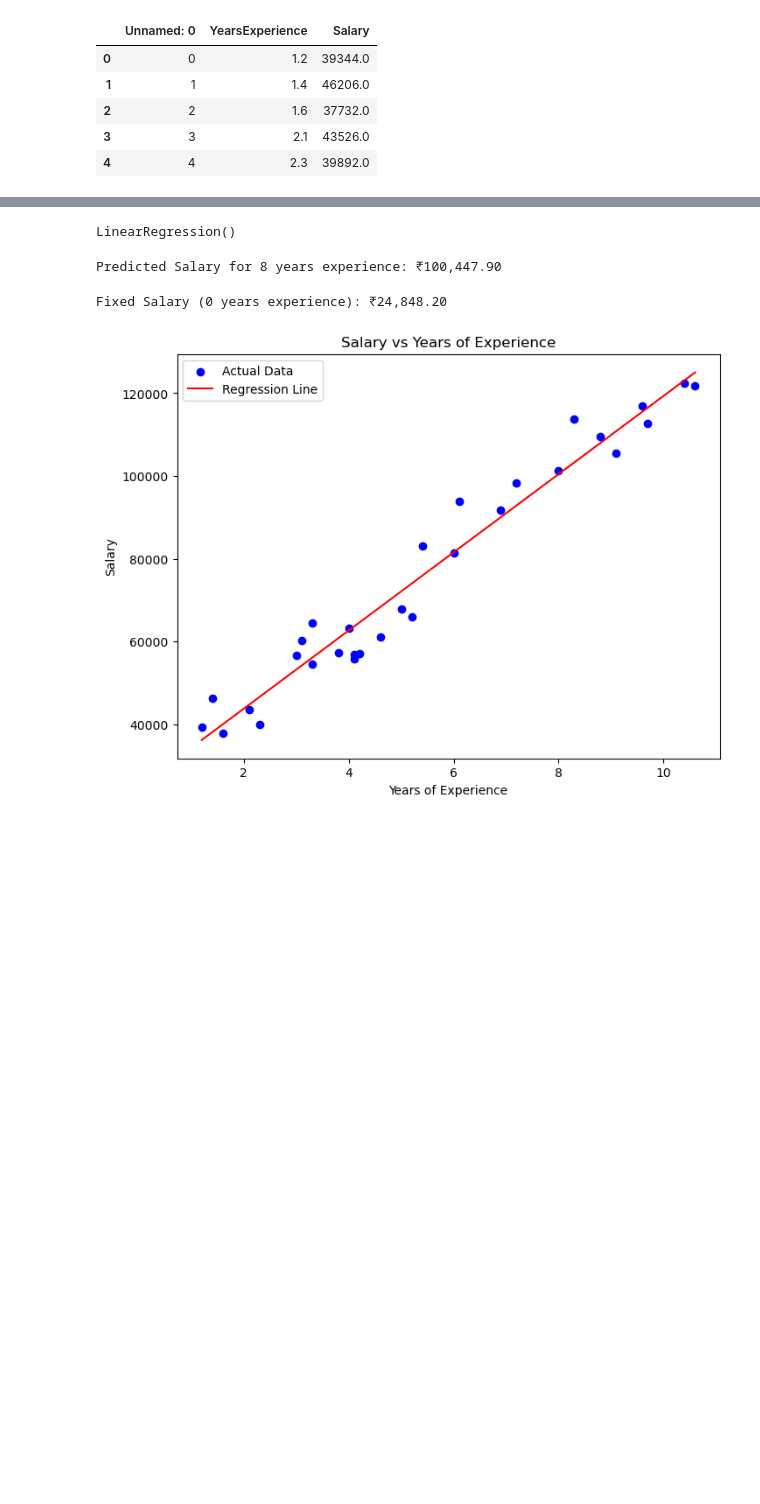
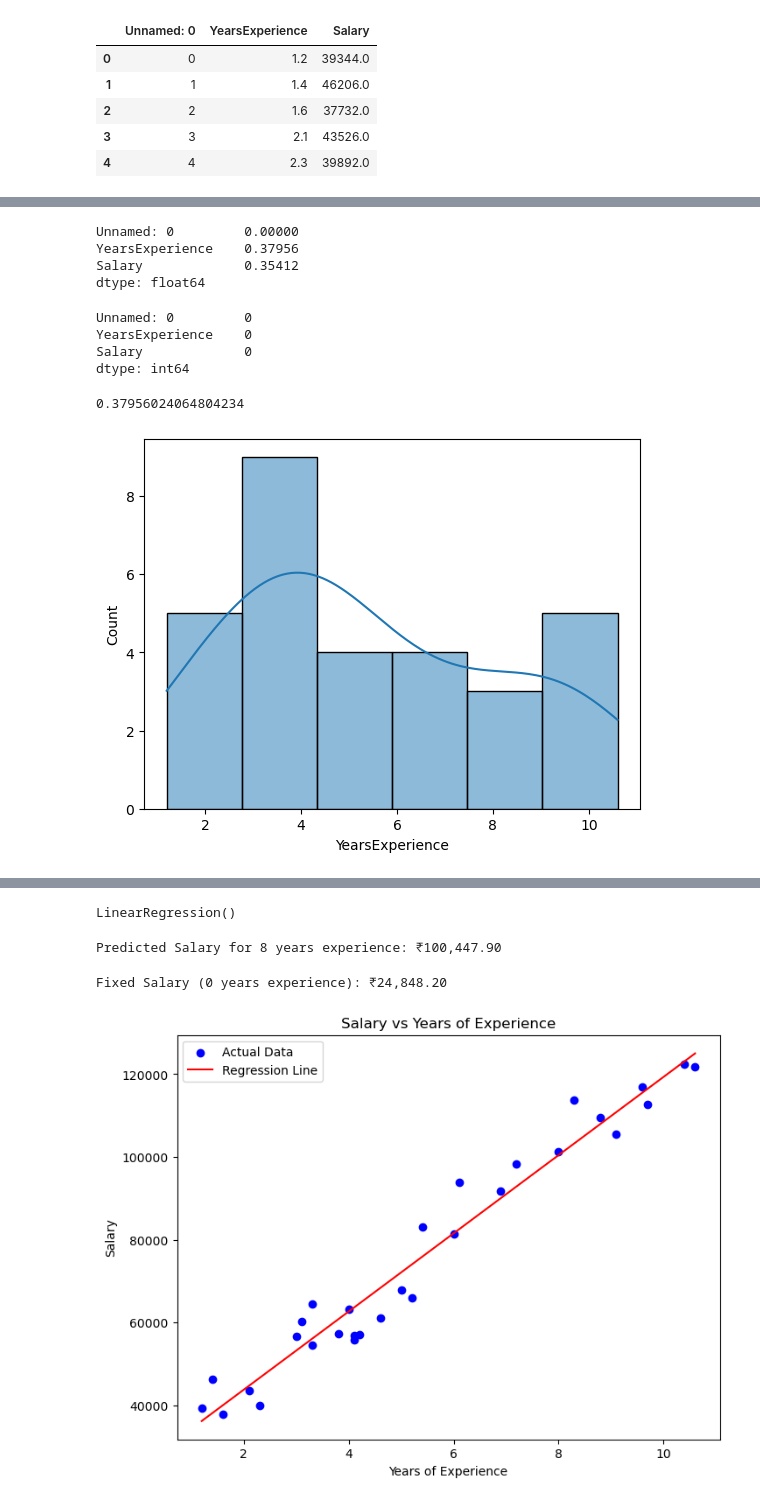
Before and after one commit to Selvaganapathy-k/salary_prediction-linear-regression-, a Jupyter notebook: Salary Prediction.ipynb, the cells around one changed output, grey strips where cells are left out. Cells and saved outputs as stored; diff of their text form; code cells hidden in the pictures; blank space fills up the shorter version.

```diff
--- a/Salary Prediction.ipynb
+++ b/Salary Prediction.ipynb
@@ -14,0 +45,20 @@ df.head()
+# %%
+df.skew(numeric_only=True)
+# %% [output]
+Unnamed: 0         0.00000
+YearsExperience    0.37956
+Salary             0.35412
+dtype: float64
+# %%
+df.isnull().sum()
+# %% [output]
+Unnamed: 0         0
+YearsExperience    0
+Salary             0
+dtype: int64
+# %%
+sns.histplot(x='YearsExperience',data=df,kde=True)
+print(df['YearsExperience'].skew())
+# %% [output]
+0.37956024064804234
+[figure, added]
```
Also changed, not shown: parts of 5 cells of this notebook, 1 other file.
